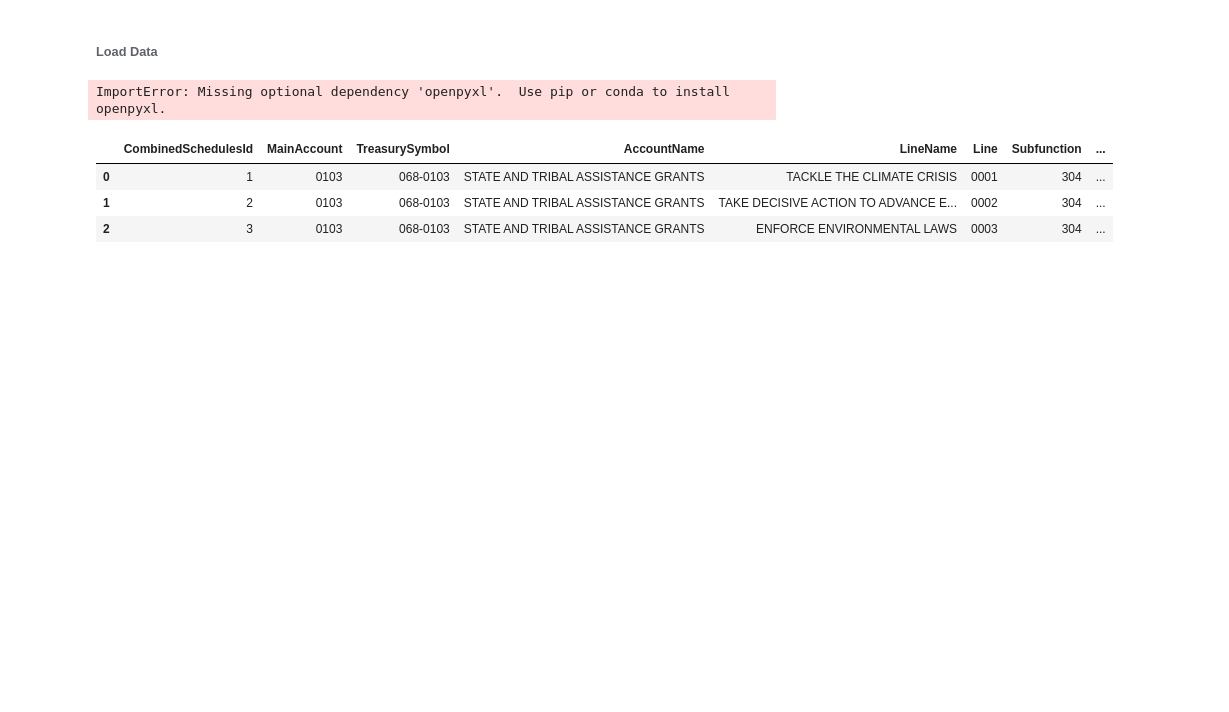
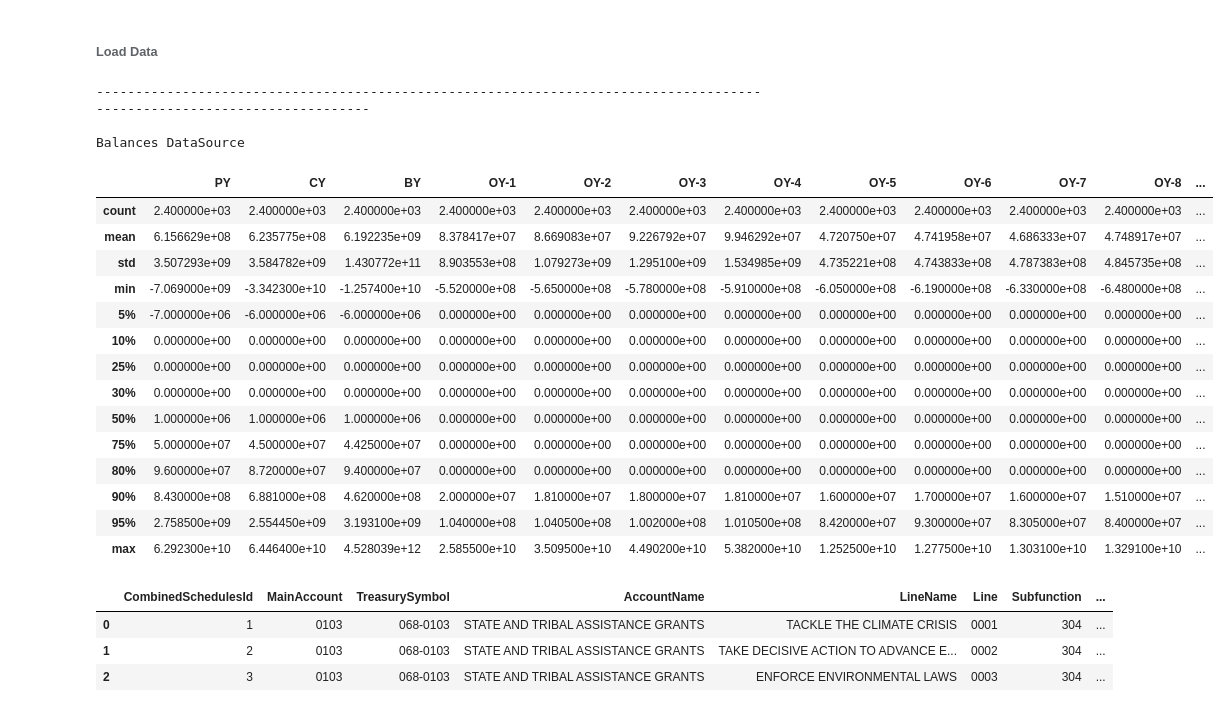
Before and after one commit to is-leeroy-jenkins/Mathy, a Jupyter notebook: ipynb/board.ipynb, the cells around one changed output. Cells and saved outputs as stored; diff of their text form; code cells hidden in the pictures; blank space fills up the shorter version.

```diff
--- a/ipynb/board.ipynb
+++ b/ipynb/board.ipynb
@@ -16,7 +16,7 @@ warnings.filterwarnings( 'ignore' )
 ###### Load Data
 # %%
 # Load Data
-file_path_balances = r'C:\Users\terry\source\repos\mathy\stores\excel\Combined Schedules.xlsx'
+schedx_filepath = r'C:\Users\terry\source\repos\mathy\stores\excel\Combined Schedules.xlsx'
 nominal_columns = [ 'CombinedSchedulesId', 'MainAccount', 'TreasurySymbol', 'AccountName',
 					'LineName', 'Line', 'Subfunction', 'Classification', 'BudgetEnforcementCategory' ]
 out_years = [ f'OY-{i}' for i in range( 1, 10 ) ]
@@ -35,37 +35,54 @@ dtype_dict = \
 	'TreasurySymbol': str
 }
 
-df_excel = pd.read_excel( file_path_balances, usecols=all_columns,
+df_excel = pd.read_excel( schedx_filepath, usecols=all_columns,
 	sheet_name='Data'  )
 df_excel.reset_index( )
 df_excel.round( 2 )
 # Fix formatting: pad with leading zeros and split TreasurySymbol
 df_excel[ 'MainAccount' ] = df_excel[ 'MainAccount' ].str.replace( 'A-', '', regex=False )
 df_excel[ 'MainAccount' ] = df_excel[ 'MainAccount' ].str.zfill( 4 )
 df_excel[ 'TreasurySymbol' ] = df_excel[ 'TreasurySymbol' ].str.replace( 'A-', '', regex=False )
 df_excel[ 'Line' ] = df_excel[ 'Line' ].str.replace( 'L-', '', regex=False )
 df_excel[ 'Line' ] = df_excel[ 'Line' ].str.zfill( 4 )
 df_excel[ 'AgencyCode' ] = df_excel[ 'TreasurySymbol' ].str[ :3 ].str.zfill( 3 )
 df_excel[ 'MainAccountCode' ] = df_excel[ 'TreasurySymbol' ].str[ 3: ].str.zfill( 4 )
 
 
 df_excel[ numeric_columns ] = df_excel[ numeric_columns ].round( 2 )
 df_dataset = df_excel[ all_columns ].copy( )
 df_nominal = df_excel[ nominal_columns ].copy( )
 df_numeric = df_excel[ numeric_columns ].copy( )
 df_schedx = df_excel[ max_columns ].copy( )
 sns.set_style( "darkgrid" )
 
 
 print( hdr )
 print( 'Balances DataSource' )
 print( nwln )
 
 # Descriptive Statistics & Probability Distributions
 df_descriptive = df_numeric.describe( percentiles=[ .05, .1, .25, .3, .5, .75, .8, .9, .95 ] )
 df_descriptive.round( 2 )
 # %% [output]
-ImportError: Missing optional dependency 'openpyxl'.  Use pip or conda to install openpyxl.
+------------------------------------------------------------------------------------------------------------------------
+
+Balances DataSource
+|  | PY | CY | BY | OY-1 | OY-2 | OY-3 | OY-4 | OY-5 | OY-6 | OY-7 | OY-8 | ... |
+| count | 2.400000e+03 | 2.400000e+03 | 2.400000e+03 | 2.400000e+03 | 2.400000e+03 | 2.400000e+03 | 2.400000e+03 | 2.400000e+03 | 2.400000e+03 | 2.400000e+03 | 2.400000e+03 | ... |
+| mean | 6.156629e+08 | 6.235775e+08 | 6.192235e+09 | 8.378417e+07 | 8.669083e+07 | 9.226792e+07 | 9.946292e+07 | 4.720750e+07 | 4.741958e+07 | 4.686333e+07 | 4.748917e+07 | ... |
+| std | 3.507293e+09 | 3.584782e+09 | 1.430772e+11 | 8.903553e+08 | 1.079273e+09 | 1.295100e+09 | 1.534985e+09 | 4.735221e+08 | 4.743833e+08 | 4.787383e+08 | 4.845735e+08 | ... |
+| min | -7.069000e+09 | -3.342300e+10 | -1.257400e+10 | -5.520000e+08 | -5.650000e+08 | -5.780000e+08 | -5.910000e+08 | -6.050000e+08 | -6.190000e+08 | -6.330000e+08 | -6.480000e+08 | ... |
+| 5% | -7.000000e+06 | -6.000000e+06 | -6.000000e+06 | 0.000000e+00 | 0.000000e+00 | 0.000000e+00 | 0.000000e+00 | 0.000000e+00 | 0.000000e+00 | 0.000000e+00 | 0.000000e+00 | ... |
+| 10% | 0.000000e+00 | 0.000000e+00 | 0.000000e+00 | 0.000000e+00 | 0.000000e+00 | 0.000000e+00 | 0.000000e+00 | 0.000000e+00 | 0.000000e+00 | 0.000000e+00 | 0.000000e+00 | ... |
+| 25% | 0.000000e+00 | 0.000000e+00 | 0.000000e+00 | 0.000000e+00 | 0.000000e+00 | 0.000000e+00 | 0.000000e+00 | 0.000000e+00 | 0.000000e+00 | 0.000000e+00 | 0.000000e+00 | ... |
+| 30% | 0.000000e+00 | 0.000000e+00 | 0.000000e+00 | 0.000000e+00 | 0.000000e+00 | 0.000000e+00 | 0.000000e+00 | 0.000000e+00 | 0.000000e+00 | 0.000000e+00 | 0.000000e+00 | ... |
+| 50% | 1.000000e+06 | 1.000000e+06 | 1.000000e+06 | 0.000000e+00 | 0.000000e+00 | 0.000000e+00 | 0.000000e+00 | 0.000000e+00 | 0.000000e+00 | 0.000000e+00 | 0.000000e+00 | ... |
+| 75% | 5.000000e+07 | 4.500000e+07 | 4.425000e+07 | 0.000000e+00 | 0.000000e+00 | 0.000000e+00 | 0.000000e+00 | 0.000000e+00 | 0.000000e+00 | 0.000000e+00 | 0.000000e+00 | ... |
+| 80% | 9.600000e+07 | 8.720000e+07 | 9.400000e+07 | 0.000000e+00 | 0.000000e+00 | 0.000000e+00 | 0.000000e+00 | 0.000000e+00 | 0.000000e+00 | 0.000000e+00 | 0.000000e+00 | ... |
+| 90% | 8.430000e+08 | 6.881000e+08 | 4.620000e+08 | 2.000000e+07 | 1.810000e+07 | 1.800000e+07 | 1.810000e+07 | 1.600000e+07 | 1.700000e+07 | 1.600000e+07 | 1.510000e+07 | ... |
+| 95% | 2.758500e+09 | 2.554450e+09 | 3.193100e+09 | 1.040000e+08 | 1.040500e+08 | 1.002000e+08 | 1.010500e+08 | 8.420000e+07 | 9.300000e+07 | 8.305000e+07 | 8.400000e+07 | ... |
+| max | 6.292300e+10 | 6.446400e+10 | 4.528039e+12 | 2.585500e+10 | 3.509500e+10 | 4.490200e+10 | 5.382000e+10 | 1.252500e+10 | 1.277500e+10 | 1.303100e+10 | 1.329100e+10 | ... |
 # %%
 df_dataset.head( 3 )
 # %% [output]
```
Also changed, not shown: parts of 1 cell of this notebook, 7 other files.
